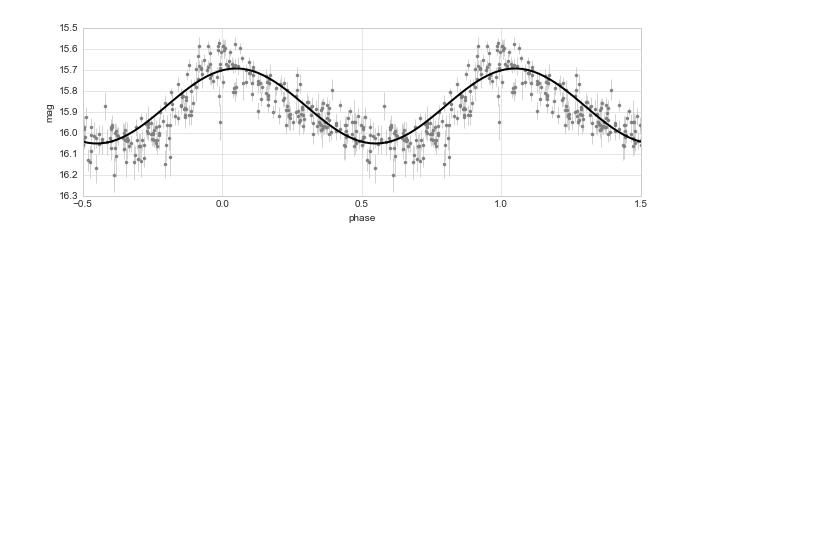
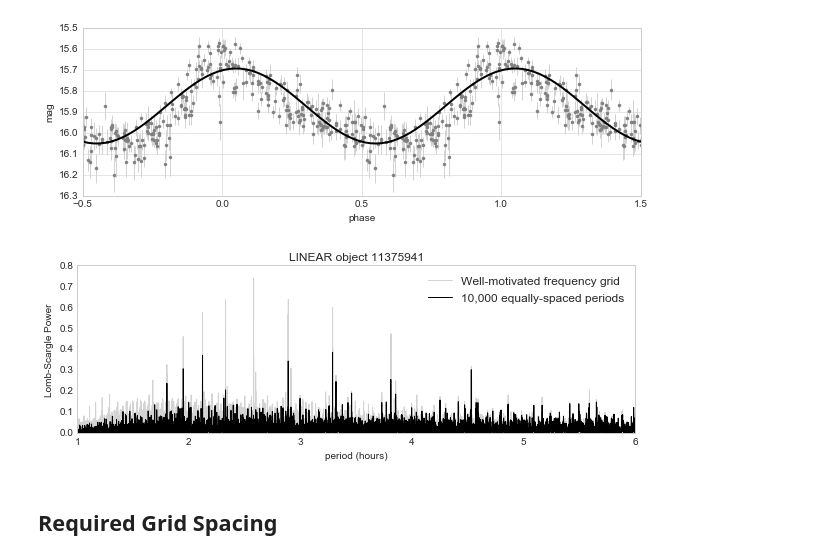
Before and after one commit to jakevdp/PracticalLombScargle, a Jupyter notebook: figures/LINEAR_Example.ipynb, the cells around one changed output. Saved outputs shown, nothing was run; the diff lists cells and outputs as text; code cells hidden in the pictures; blank space fills up the shorter version.

Commit message:
Add discussion of grid spacing

```diff
--- a/figures/LINEAR_Example.ipynb
+++ b/figures/LINEAR_Example.ipynb
@@ -121,3 +121,26 @@ ax.invert_yaxis()
 fig.savefig('fig18_ls_model.pdf')
 # %% [output]
 [figure]
+# %%
+period_hours_bad = np.linspace(1, 6, 10001)
+frequency_bad = 24 / period_hours_bad
+power_bad = ls.power(frequency_bad)
+
+mask = (period_hours > 1) & (period_hours < 6)
+
+fig, ax = plt.subplots(figsize=(10, 3))
+ax.plot(period_hours[mask], power[mask], '-', color='lightgray',
+        rasterized=True, label='Well-motivated frequency grid')
+ax.plot(period_hours_bad, power_bad, '-k',
+        rasterized=True, label='10,000 equally-spaced periods')
+ax.grid(False)
+ax.legend()
+ax.set(xlabel='period (hours)',
+       ylabel='Lomb-Scargle Power',
+       title='LINEAR object 11375941')
+
+fig.savefig('fig19_LINEAR_coarse_grid.pdf')
+# %% [output]
+[figure, added]
+# %% [markdown]
+## Required Grid Spacing
```
Also changed, not shown: parts of 2 cells of this notebook, 8 other files.
